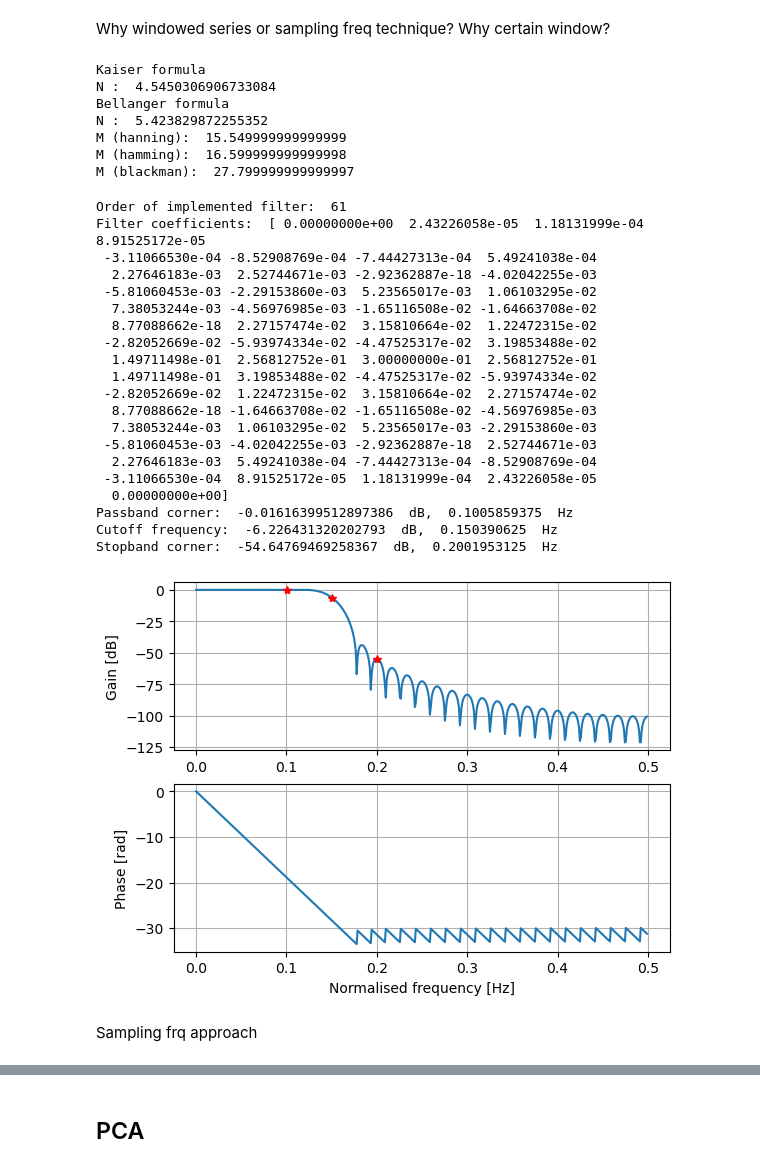
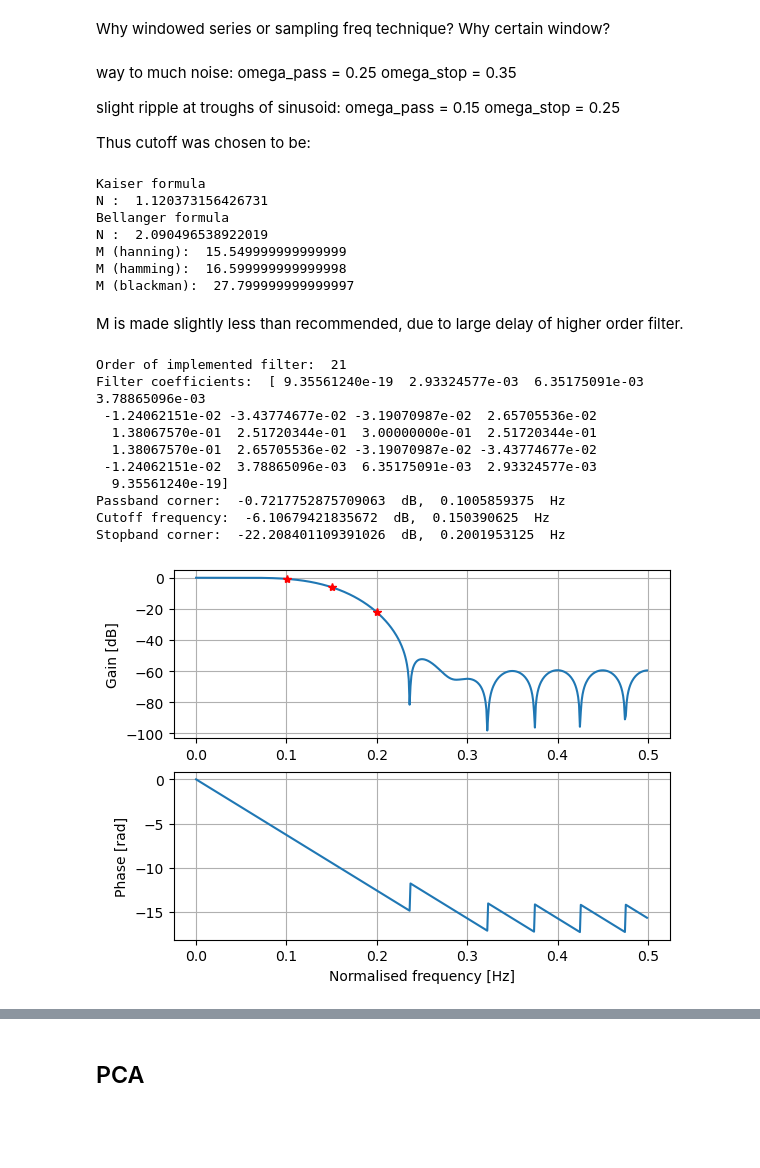
Before and after one commit to Ettiene11/https---github.com-Ettiene11-EERI414_Exam, a Jupyter notebook: EERI414Eks2024a.ipynb, the cells around one changed output, grey strips where cells are left out. Saved outputs shown, nothing was run; the diff lists cells and outputs as text; code cells hidden in the pictures; blank space fills up the shorter version.

```diff
--- a/EERI414Eks2024a.ipynb
+++ b/EERI414Eks2024a.ipynb
@@ -1005,12 +1005,22 @@ plt.grid()
 Why windowed series or sampling freq technique? Why certain window?
 # %%
 from scipy import signal
+# %% [markdown]
+way to much noise:
+omega_pass = 0.25
+omega_stop = 0.35
+
+slight ripple at troughs of sinusoid:
+omega_pass = 0.15
+omega_stop = 0.25
+
+Thus cutoff was chosen to be:
 # %%
 omega_pass = 0.1
 omega_stop = 0.2
 Fsample = 1
 alfa_pass = 1
-alfa_stop = 20
+alfa_stop = 10
 
 # Common calculations
 delta_p = 1 - 10**(alfa_pass / (-20))
@@ -1039,15 +1049,17 @@ print('M (hamming): ',Mhamm)
 print('M (blackman): ',Mblack)
 # %% [output]
 Kaiser formula
-N :  4.5450306906733084
+N :  1.120373156426731
 Bellanger formula
-N :  5.423829872255352
+N :  2.090496538922019
 M (hanning):  15.549999999999999
 M (hamming):  16.599999999999998
 M (blackman):  27.799999999999997
+# %% [markdown]
+M is made slightly less than recommended, due to large delay of higher order filter.
 # %%
 # Calculate and implement time domain window
-M = 30
+M = 10
 venster = np.zeros(2*M+1)
 idealeLPF = np.zeros(2*M+1)
 finaleLPF = np.zeros(2*M+1)
@@ -1056,8 +1068,8 @@ k = 0
 n = -1*M
 while n <= M:
 	#venster[k] = 1											# square window
-	venster[k] = 0.5 * (1 + np.cos(np.pi * n / M))			# Hanning window
-	# venster[k] = 0.54 + (0.46 * np.cos(np.pi * n / M))		# Hamming window
+	# venster[k] = 0.5 * (1 + np.cos(np.pi * n / M))			# Hanning window
+	venster[k] = 0.54 + (0.46 * np.cos(np.pi * n / M))		# Hamming window
 	# venster[k] = 0.42 + (0.5*np.cos(np.pi * n / M)) + (0.08*np.cos(2*np.pi * n / M))	# Blackman window
 	if (n == 0):
 		idealeLPF[k] = w_c / np.pi
@@ -1083,53 +1095,41 @@ print('Passband corner: ',gaindB[pIndex1],' dB, ',w[pIndex1]*Fsample/(2*np.pi),'
 index = np.where(w >= w_c)			# verify edge frequencies
 pIndex2 = index[0][0]
 print('Cutoff frequency: ',gaindB[pIndex2],' dB, ',w[pIndex2]*Fsample/(2*np.pi),' Hz')
 index = np.where(w >= w_s)			# verify edge frequencies
 pIndex3 = index[0][0]
 print('Stopband corner: ',gaindB[pIndex3],' dB, ',w[pIndex3]*Fsample/(2*np.pi),' Hz')
 
 # plt.figure(1)						# plot impulse response
 # plt.plot(indekse,venster,'b*-')
 # plt.plot(indekse,idealeLPF,'go-')
 # plt.plot(indekse,finaleLPF,'r.-')
 # plt.grid('true')
 # plt.xlabel('Time []')
 # plt.ylabel('Window amplitude []')
 
 plt.figure(1)						# plot frequency response
 plt.subplot(2,1,1)
 plt.plot(w*Fsample/(2*np.pi),gaindB)
 plt.ylabel('Gain [dB]')
 plt.grid('true')
 plt.plot(w[pIndex1]*Fsample/(2*np.pi),gaindB[pIndex1],'r*')
 plt.plot(w[pIndex2]*Fsample/(2*np.pi),gaindB[pIndex2],'r*')
 plt.plot(w[pIndex3]*Fsample/(2*np.pi),gaindB[pIndex3],'r*')
 plt.subplot(2,1,2)
 plt.plot(w*Fsample/(2*np.pi),phase)
 plt.grid('true')
 plt.ylabel('Phase [rad]')
 plt.xlabel('Normalised frequency [Hz]')
 plt.show()
 # %% [output]
-Order of implemented filter:  61
-Filter coefficients:  [ 0.00000000e+00  2.43226058e-05  1.18131999e-04  8.91525172e-05
- -3.11066530e-04 -8.52908769e-04 -7.44427313e-04  5.49241038e-04
-  2.27646183e-03  2.52744671e-03 -2.92362887e-18 -4.02042255e-03
- -5.81060453e-03 -2.29153860e-03  5.23565017e-03  1.06103295e-02
-  7.38053244e-03 -4.56976985e-03 -1.65116508e-02 -1.64663708e-02
-  8.77088662e-18  2.27157474e-02  3.15810664e-02  1.22472315e-02
- -2.82052669e-02 -5.93974334e-02 -4.47525317e-02  3.19853488e-02
-  1.49711498e-01  2.56812752e-01  3.00000000e-01  2.56812752e-01
-  1.49711498e-01  3.19853488e-02 -4.47525317e-02 -5.93974334e-02
- -2.82052669e-02  1.22472315e-02  3.15810664e-02  2.27157474e-02
-  8.77088662e-18 -1.64663708e-02 -1.65116508e-02 -4.56976985e-03
-  7.38053244e-03  1.06103295e-02  5.23565017e-03 -2.29153860e-03
- -5.81060453e-03 -4.02042255e-03 -2.92362887e-18  2.52744671e-03
-  2.27646183e-03  5.49241038e-04 -7.44427313e-04 -8.52908769e-04
- -3.11066530e-04  8.91525172e-05  1.18131999e-04  2.43226058e-05
-  0.00000000e+00]
-Passband corner:  -0.01616399512897386  dB,  0.1005859375  Hz
-Cutoff frequency:  -6.226431320202793  dB,  0.150390625  Hz
-Stopband corner:  -54.64769469258367  dB,  0.2001953125  Hz
+Order of implemented filter:  21
+Filter coefficients:  [ 9.35561240e-19  2.93324577e-03  6.35175091e-03  3.78865096e-03
+ -1.24062151e-02 -3.43774677e-02 -3.19070987e-02  2.65705536e-02
+  1.38067570e-01  2.51720344e-01  3.00000000e-01  2.51720344e-01
+  1.38067570e-01  2.65705536e-02 -3.19070987e-02 -3.43774677e-02
+ -1.24062151e-02  3.78865096e-03  6.35175091e-03  2.93324577e-03
+  9.35561240e-19]
+Passband corner:  -0.7217752875709063  dB,  0.1005859375  Hz
+Cutoff frequency:  -6.10679421835672  dB,  0.150390625  Hz
+Stopband corner:  -22.208401109391026  dB,  0.2001953125  Hz
-[figure, old version]
+[figure, new version]
-# %% [markdown]
-Sampling frq approach
```
Also changed, not shown: parts of 9 cells of this notebook.
